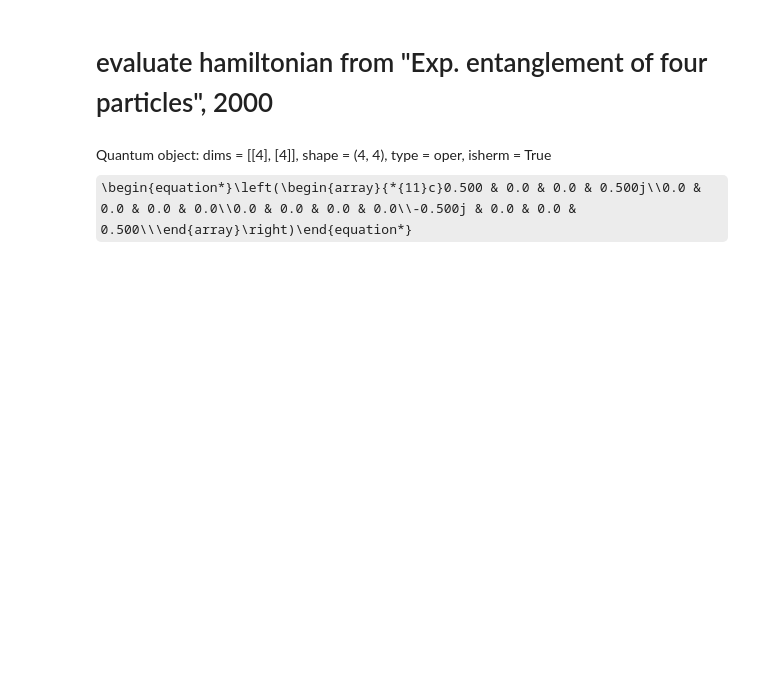
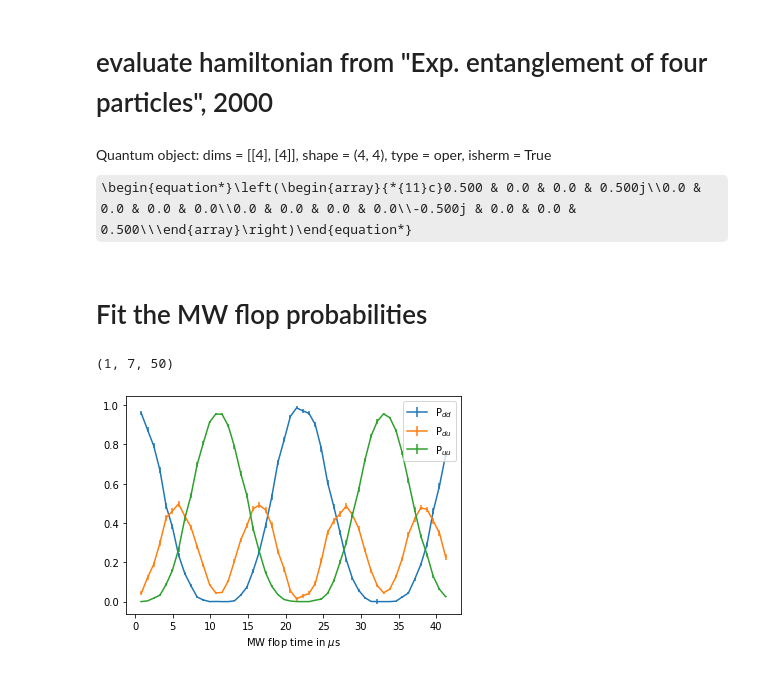
Before and after one commit to R-Thomm/Robin-Master, a Jupyter notebook: two_ion_stuff.ipynb, the cells around one changed output. Saved outputs shown, nothing was run; the diff lists cells and outputs as text; code cells hidden in the pictures; some formulas as TeX source; blank space fills up the shorter version.

```diff
--- a/two_ion_stuff.ipynb
+++ b/two_ion_stuff.ipynb
@@ -335,3 +337,22 @@ psi = res.states[-1]
 psi
 # %% [output]
 Quantum object: dims = [[4], [4]], shape = (4, 4), type = oper, isherm = True\begin{equation*}\left(\begin{array}{*{11}c}0.500 & 0.0 & 0.0 & 0.500j\\0.0 & 0.0 & 0.0 & 0.0\\0.0 & 0.0 & 0.0 & 0.0\\-0.500j & 0.0 & 0.0 & 0.500\\\end{array}\right)\end{equation*}
+# %% [markdown]
+# Fit the MW flop probabilities
+# %%
+file = 'data/16_23_20_17_07_2020.dat'
+
+res = eios_analyse.fit_poisson_from_file_2I(file, prefit = None, ret_prefit = False, onlyFirst = True)
+# %%
+np.shape(res)
+# %% [output]
+(1, 7, 50)
+# %%
+plt.errorbar(res[0][0], res[0][1], res[0][4], label=r'P$_{dd}$')
+plt.errorbar(res[0][0], res[0][2], res[0][5], label=r'P$_{du}$')
+plt.errorbar(res[0][0], res[0][3], res[0][6], label=r'P$_{uu}$')
+plt.xlabel(r'MW flop time in $\mu$s')
+plt.legend()
+plt.show()
+# %% [output]
+[figure, added]
```
Also changed, not shown: parts of 15 cells of this notebook, 11 other files.
